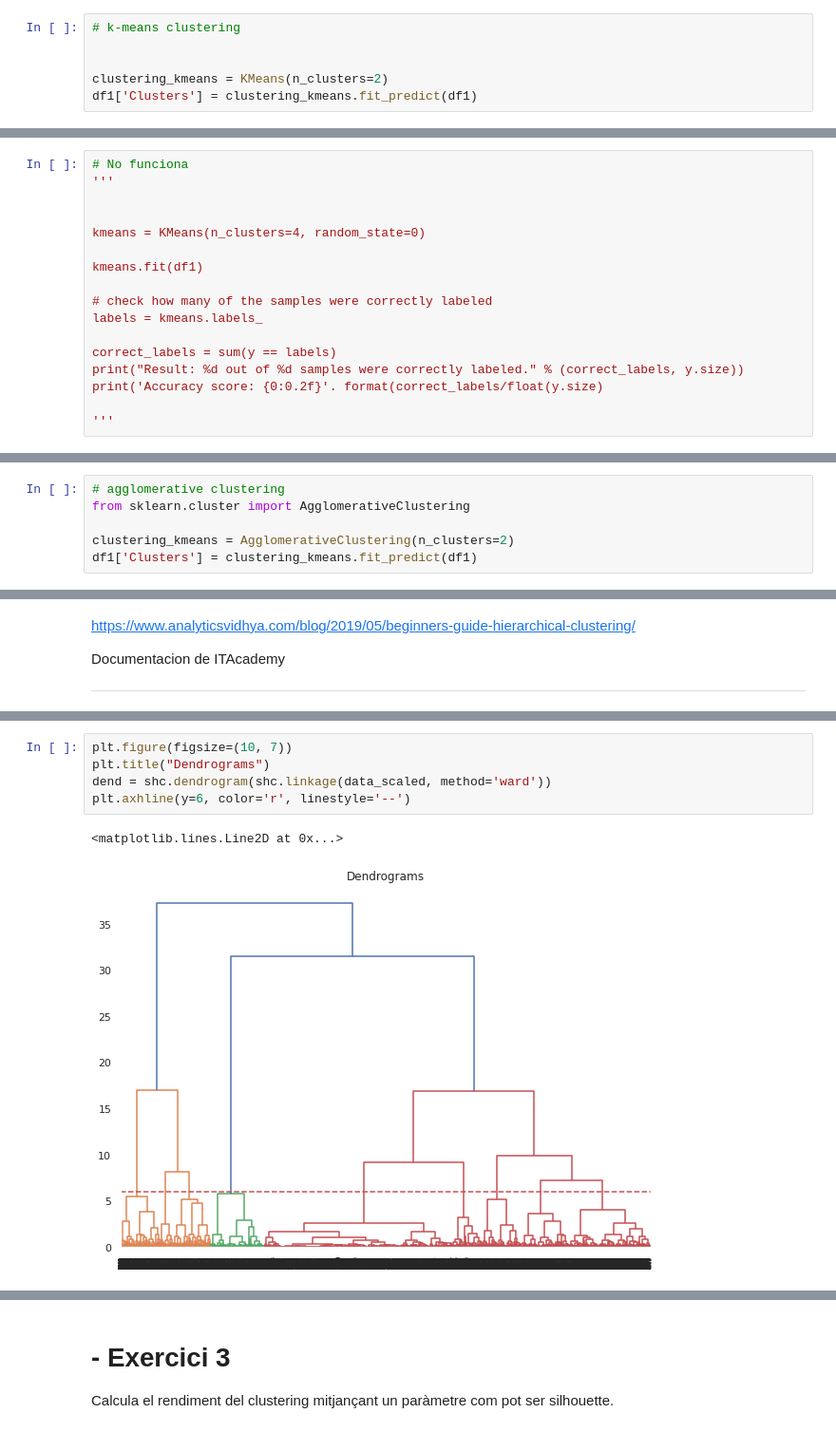
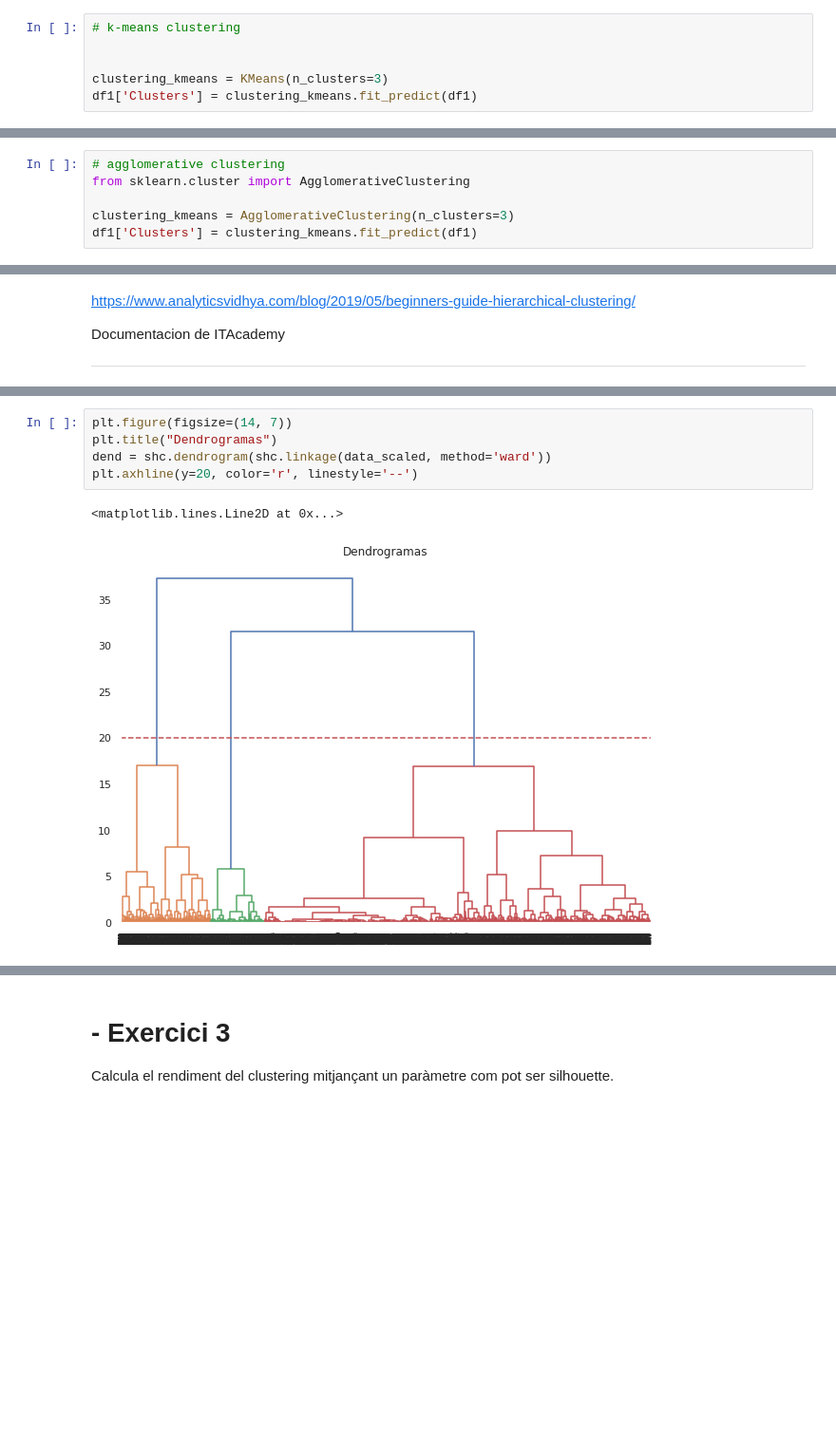
Before and after one commit to JMML2021/Sprint-8.-Algoritmes-d-aprenentatge-NO-supervisat-Agrupaci-, a Jupyter notebook: Sprint_8_Algoritmes_d’aprenentatge_NO_supervisat_Agrupació.ipynb, the cells around one changed output, grey strips where cells are left out. Shown at 95% size. Cells and saved outputs as stored; diff of their text form; blank space fills up the shorter version.

```diff
--- a/Sprint_8_Algoritmes_d’aprenentatge_NO_supervisat_Agrupació.ipynb
+++ b/Sprint_8_Algoritmes_d’aprenentatge_NO_supervisat_Agrupació.ipynb
@@ -383,5 +440,5 @@ Text(0, 0.5, 'Calinski-Harabasz Indice')
 # k-means clustering
 
 
-clustering_kmeans = KMeans(n_clusters=2)
+clustering_kmeans = KMeans(n_clusters=3)
 df1['Clusters'] = clustering_kmeans.fit_predict(df1)
@@ -539,20 +604,3 @@ Con base en el gráfico "Perfil del clúster según los Me gusta y el mes", pode
 En cuanto al número de interacciones con las publicaciones (wow, hahas, sads y angrys), el número de likes no influye mucho.
 
 En cuanto a la hora de la publicación, se puede ver claramente que entre las 5:00 y las 10:00 hay más interacciones que en cualquier otro momento del día.
-# %%
-# No funciona
-'''
-
-
-kmeans = KMeans(n_clusters=4, random_state=0)
-
-kmeans.fit(df1)
-
-# check how many of the samples were correctly labeled
-labels = kmeans.labels_
-
-correct_labels = sum(y == labels)
-print("Result: %d out of %d samples were correctly labeled." % (correct_labels, y.size))
-print('Accuracy score: {0:0.2f}'. format(correct_labels/float(y.size)
-
-'''
@@ -567,5 +614,5 @@ https://www.kaggle.com/code/bernardoaugusto/facebook-live-sellers
 # agglomerative clustering
 from sklearn.cluster import AgglomerativeClustering
 
-clustering_kmeans = AgglomerativeClustering(n_clusters=2)
+clustering_kmeans = AgglomerativeClustering(n_clusters=3)
 df1['Clusters'] = clustering_kmeans.fit_predict(df1)
@@ -606,8 +685,8 @@ dend = shc.dendrogram(shc.linkage(data_scaled, method='ward'))
 # %%
-plt.figure(figsize=(10, 7))
-plt.title("Dendrograms")
+plt.figure(figsize=(14, 7))
+plt.title("Dendrogramas")
 dend = shc.dendrogram(shc.linkage(data_scaled, method='ward'))
-plt.axhline(y=6, color='r', linestyle='--')
+plt.axhline(y=20, color='r', linestyle='--')
 # %% [output]
 <matplotlib.lines.Line2D at 0x...>
-[figure, old version]
+[figure, new version]
```
Also changed, not shown: parts of 72 cells of this notebook.
